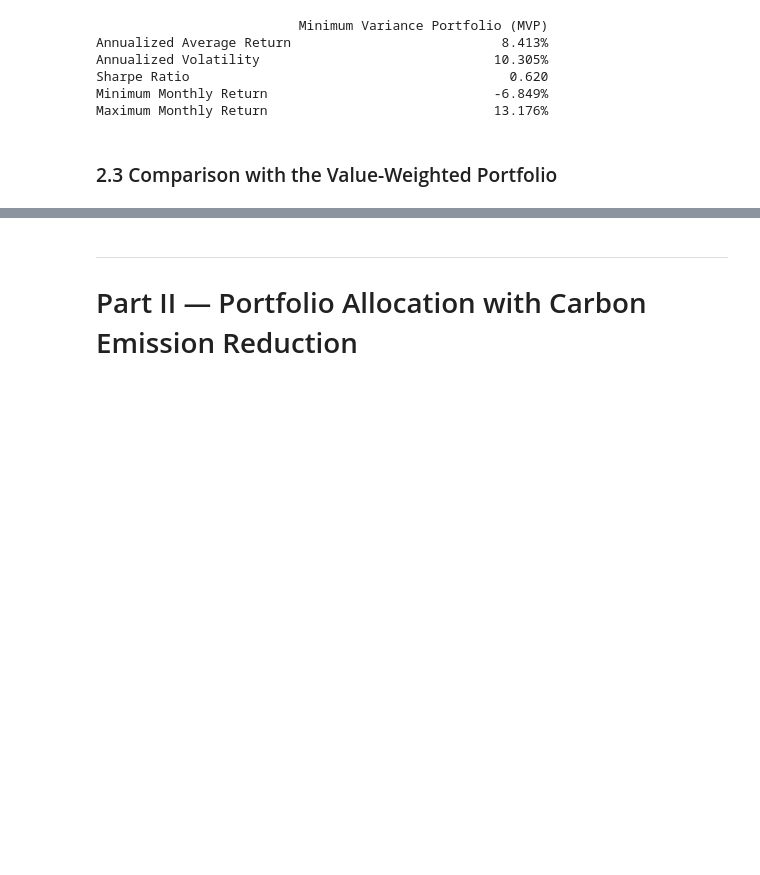
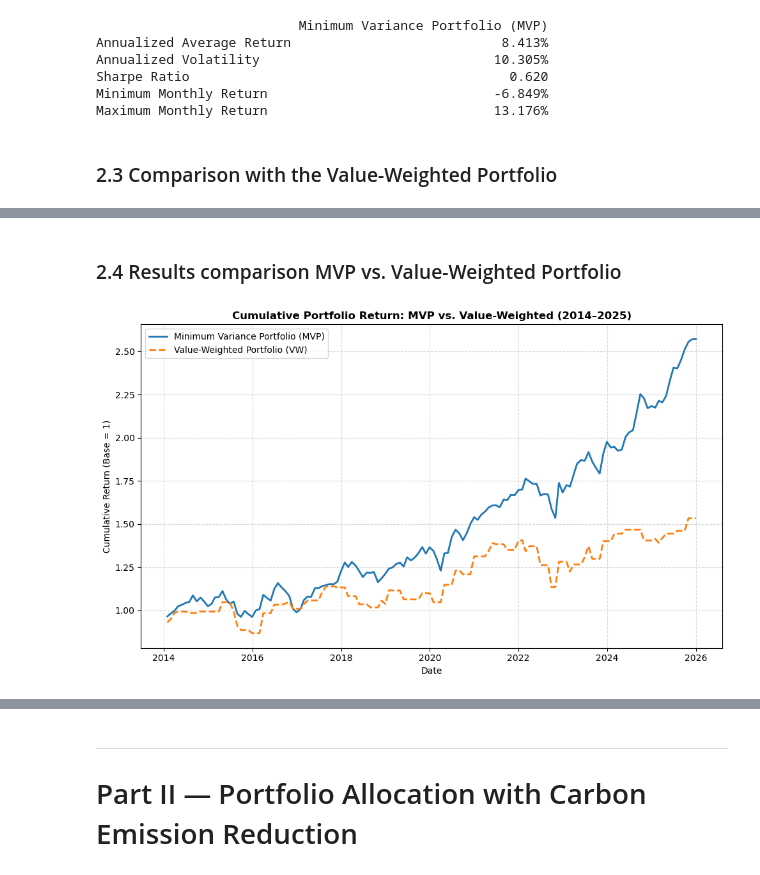
Before and after one commit to yvdri/Sustainability-Aware-Asset-Management-BB, a Jupyter notebook: Sustainability_Aware_Asset_Management_Group_BB.ipynb, the cells around one changed output, grey strips where cells are left out. Saved outputs shown, nothing was run; the diff lists cells and outputs as text; code cells hidden in the pictures; blank space fills up the shorter version.

```diff
--- a/Sustainability_Aware_Asset_Management_Group_BB.ipynb
+++ b/Sustainability_Aware_Asset_Management_Group_BB.ipynb
@@ -476,0 +582,67 @@ Maximum Monthly Return                             13.176%
+# %% [markdown]
+### 2.4 Results comparison MVP vs. Value-Weighted Portfolio
+# %%
+# ── 1. Rendements cumulés ────────────────────────────────────────────────────
+cumret_mvp = (1 + pf_ret_mvp).cumprod()
+cumret_vw  = (1 + pf_vw_ret).cumprod()
+
+# ── 2. Graphique ─────────────────────────────────────────────────────────────
+plt.figure(figsize=(10, 6))
+plt.plot(cumret_mvp.index, cumret_mvp.values, label="Minimum Variance Portfolio (MVP)", color='tab:blue', linewidth=2)
+plt.plot(cumret_vw.index,  cumret_vw.values,  label="Value-Weighted Portfolio (VW)",   color='tab:orange', linewidth=2, linestyle="--")
+plt.title("Cumulative Portfolio Return: MVP vs. Value-Weighted (2014–2025)", fontweight='bold')
+plt.xlabel("Date")
+plt.ylabel("Cumulative Return (Base = 1)")
+plt.legend()
+plt.grid(True, linestyle='--', alpha=0.5)
+plt.tight_layout()
+plt.show()
+
+# ── 3. Rendement cumulé annualisé (CAGR) ─────────────────────────────────────
+# Formule : (1 + R_total)^(1/n_années) - 1, avec n_années = T/12 = 12
+T = len(pf_ret_mvp)  # 144 mois
+ann_cum_ret_mvp = (cumret_mvp.iloc[-1]) ** (12 / T) - 1
+ann_cum_ret_vw  = (cumret_vw.iloc[-1])  ** (12 / T) - 1
+
+# ── 4. Tableau récapitulatif des 6 métriques ─────────────────────────────────
+comparison_df = pd.DataFrame({
+    "Value-Weighted Portfolio (VW)": [
+        f"{ann_return_vw:.3%}",
+        f"{ann_volatility_vw:.3%}",
+        f"{ann_cum_ret_vw:.3%}",
+        f"{ann_sharpe_vw:.3f}",
+        f"{min_ret_vw:.3%}",
+        f"{max_ret_vw:.3%}"
+    ],
+    "Minimum Variance Portfolio (MVP)": [
+        f"{ann_return:.3%}",
+        f"{ann_volatility:.3%}",
+        f"{ann_cum_ret_mvp:.3%}",
+        f"{ann_sharpe:.3f}",
+        f"{min_ret:.3%}",
+        f"{max_ret:.3%}"
+    ]
+}, index=[
+    "Annualized Average Return",
+    "Annualized Volatility",
+    "Annualized Cumulative Return (CAGR)",
+    "Sharpe Ratio",
+    "Minimum Monthly Return",
+    "Maximum Monthly Return"
+])
+
+print(comparison_df)
+
+# ── 5. Export Excel ───────────────────────────────────────────────────────────
+export_returns = pd.DataFrame({
+    "Value-Weighted Portfolio": pf_vw_ret,
+    "Minimum Variance Portfolio": pf_ret_mvp
+})
+
+with pd.ExcelWriter("SAAM_Part1_Export.xlsx") as writer:
+    comparison_df.to_excel(writer, sheet_name="Metrics")
+    export_returns.to_excel(writer, sheet_name="Monthly_Returns")
+
+print("\nFichier SAAM_Part1_Export.xlsx sauvegardé.")
+# %% [output]
+[figure, added]
```
Also changed, not shown: parts of 3 cells of this notebook.
